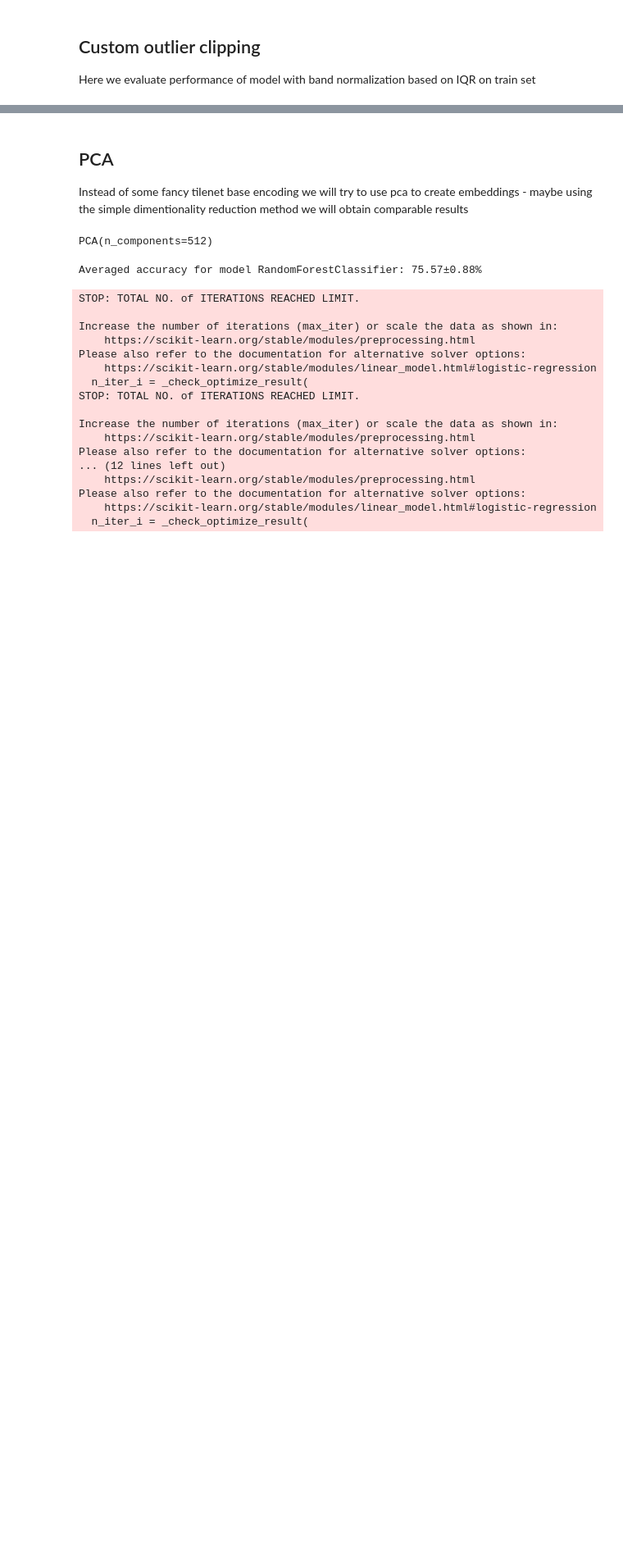
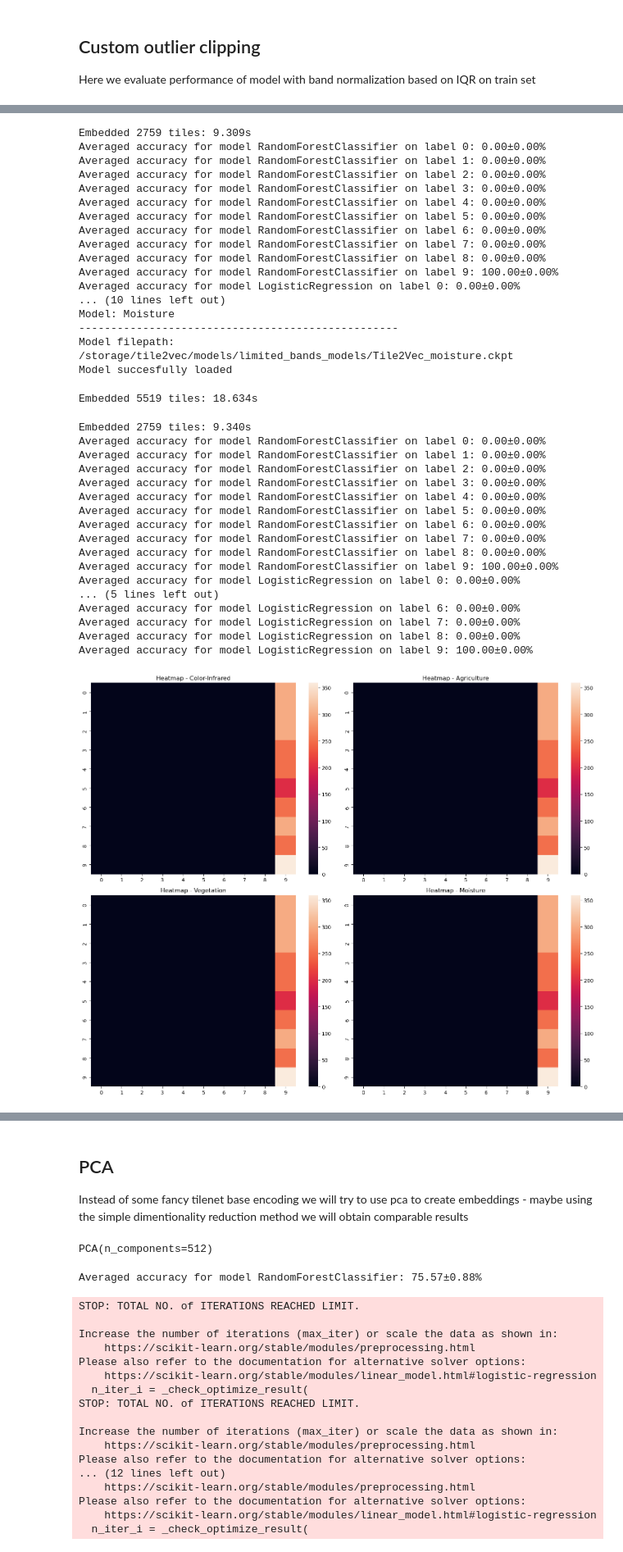
Before and after one commit to FilipLangiewicz/WB_projekt, a Jupyter notebook: code/limited_bands_testing/evaluation copy.ipynb, the cells around one changed output, grey strips where cells are left out. Shown at 82% size. Drawn from its saved outputs; the diff is of its cells as text; code cells hidden in the pictures; blank space fills up the shorter version.

```diff
--- a/code/limited_bands_testing/evaluation copy.ipynb
+++ b/code/limited_bands_testing/evaluation copy.ipynb
@@ -277,17 +335,36 @@ Text(0.5, 1.0, 'Heatmap of predictions')
 ## Custom outlier clipping
 Here we evaluate performance of model with band normalization based on IQR on train set
 # %%
-# custom_clipping = load_model("Tile2Vec_color_infrated.ckpt", bands=3)
-# custom_clipping = load_model("Tile2Vec_agriculture.ckpt", bands=3)
-# custom_clipping = load_model("Tile2Vec_vegetation.ckpt", bands=2)
-custom_clipping = load_model("Tile2Vec_moisture.ckpt", bands=2)
+models = {
+    # 'no_clipping_name': ('Tile2Vec_model_file.ckpt', bands_number)
+    'Color-Infrared': ('Tile2Vec_color_infrated.ckpt', 3),
+    'Agriculture': ('Tile2Vec_agriculture.ckpt', 3),
+    'Vegetation': ('Tile2Vec_vegetation.ckpt', 2),
+    'Moisture': ('Tile2Vec_moisture.ckpt', 2)
+}
 
-X_validation, y_validation = create_embeddings_tile2vec(custom_clipping, '/storage/EuroSATallBands/validation.csv', '/storage/tile2vec/tif/val', bands=3)
-X_test, y_test = create_embeddings_tile2vec(custom_clipping, '/storage/EuroSATallBands/test.csv', '/storage/tile2vec/tif/test', bands=3)
+#comparing models
+fig, axs = plt.subplots(2, 2, figsize=(15, 12))
+for ax, (name, (model_file, bands)) in zip(axs.flatten(), models.items()):
+    print("-"*50)
+    print(f"Model: {name}")
+    print("-"*50)
+    custom_clipping = load_model(model_file, bands=bands)
 
-X = np.concatenate((X_validation, X_test), axis=0)
-y = np.concatenate((y_validation, y_test), axis=0)
+    X_validation, y_validation = create_embeddings_tile2vec(custom_clipping, '/storage/EuroSATallBands/validation.csv', '/storage/tile2vec/tif/val', bands=bands)
+    X_test, y_test = create_embeddings_tile2vec(custom_clipping, '/storage/EuroSATallBands/test.csv', '/storage/tile2vec/tif/test', bands=bands)
 
-compare_results(X, y, rf, folds = 5)
-compare_results(X, y, lr, folds = 5)
+    X = np.concatenate((X_validation, X_test), axis=0)
+    y = np.concatenate((y_validation, y_test), axis=0)
+
+    compare_results(X, y, RandomForestClassifier(), folds=5)
+    compare_results(X, y, LogisticRegression(), folds=5)
+
+    rf = RandomForestClassifier().fit(X_validation, y_validation)
+    y_pred = rf.predict(X_test)
+    sns.heatmap(confusion_matrix(y_test, y_pred), ax=ax)
+    ax.set_title(f"Heatmap - {name}")
+
+plt.tight_layout()
+plt.show()
 # %% [output]
@@ -296,0 +413,36 @@ RuntimeError: Given groups=1, weight of size [64, 2, 3, 3], expected input[1, 3,
+Embedded 2759 tiles: 9.309s
+Averaged accuracy for model RandomForestClassifier on label 0: 0.00±0.00%
+Averaged accuracy for model RandomForestClassifier on label 1: 0.00±0.00%
+Averaged accuracy for model RandomForestClassifier on label 2: 0.00±0.00%
+Averaged accuracy for model RandomForestClassifier on label 3: 0.00±0.00%
+Averaged accuracy for model RandomForestClassifier on label 4: 0.00±0.00%
+Averaged accuracy for model RandomForestClassifier on label 5: 0.00±0.00%
+Averaged accuracy for model RandomForestClassifier on label 6: 0.00±0.00%
+Averaged accuracy for model RandomForestClassifier on label 7: 0.00±0.00%
+Averaged accuracy for model RandomForestClassifier on label 8: 0.00±0.00%
+Averaged accuracy for model RandomForestClassifier on label 9: 100.00±0.00%
+Averaged accuracy for model LogisticRegression on label 0: 0.00±0.00%
+... (10 lines left out)
+Model: Moisture
+--------------------------------------------------
+Model filepath:  /storage/tile2vec/models/limited_bands_models/Tile2Vec_moisture.ckpt
+Model succesfully loaded
+Embedded 5519 tiles: 18.634s
+Embedded 2759 tiles: 9.340s
+Averaged accuracy for model RandomForestClassifier on label 0: 0.00±0.00%
+Averaged accuracy for model RandomForestClassifier on label 1: 0.00±0.00%
+Averaged accuracy for model RandomForestClassifier on label 2: 0.00±0.00%
+Averaged accuracy for model RandomForestClassifier on label 3: 0.00±0.00%
+Averaged accuracy for model RandomForestClassifier on label 4: 0.00±0.00%
+Averaged accuracy for model RandomForestClassifier on label 5: 0.00±0.00%
+Averaged accuracy for model RandomForestClassifier on label 6: 0.00±0.00%
+Averaged accuracy for model RandomForestClassifier on label 7: 0.00±0.00%
+Averaged accuracy for model RandomForestClassifier on label 8: 0.00±0.00%
+Averaged accuracy for model RandomForestClassifier on label 9: 100.00±0.00%
+Averaged accuracy for model LogisticRegression on label 0: 0.00±0.00%
+... (5 lines left out)
+Averaged accuracy for model LogisticRegression on label 6: 0.00±0.00%
+Averaged accuracy for model LogisticRegression on label 7: 0.00±0.00%
+Averaged accuracy for model LogisticRegression on label 8: 0.00±0.00%
+Averaged accuracy for model LogisticRegression on label 9: 100.00±0.00%
+[figure, added]
```
Also changed, not shown: parts of 8 cells of this notebook.
